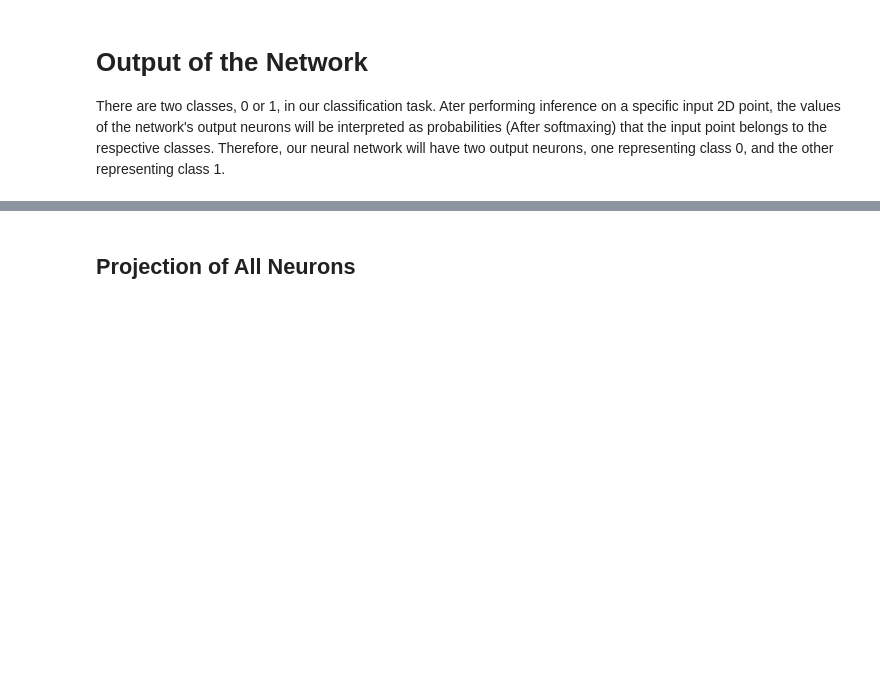
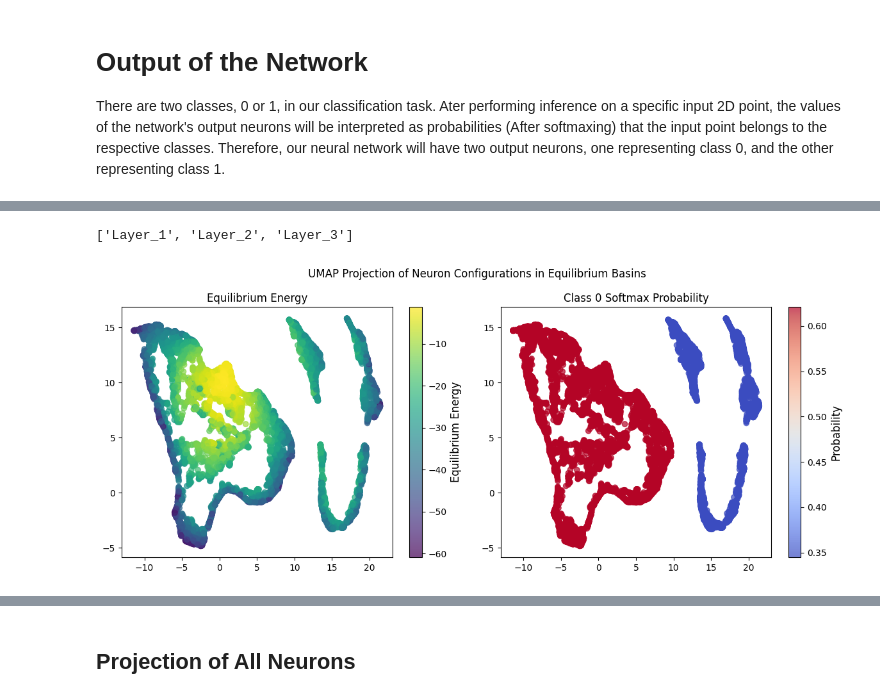
Before and after one commit to hhaller0826/energy-based-learning, a Jupyter notebook: demo.ipynb, the cells around one changed output, grey strips where cells are left out. Drawn from its saved outputs; the diff is of its cells as text; code cells hidden in the pictures; blank space fills up the shorter version.

```diff
--- a/demo.ipynb
+++ b/demo.ipynb
@@ -34,8 +62,12 @@ training_loader, test_loader = load_dataloaders(dataset, batch_size, augment_32x
 
 There are two classes, 0 or 1, in our classification task. Ater performing inference on a specific input 2D point, the values of the network's output neurons will be interpreted as probabilities (After softmaxing) that the input point belongs to the respective classes. Therefore, our neural network will have two output neurons, one representing class 0, and the other representing class 1.
 # %%
+custom_build = True
+
 num_hidden_layers = 1
 num_neurons = 64
+
+
 
 model = 'dhn-'+str(num_hidden_layers)+'h_twomoons'
 
@@ -43,4 +75,10 @@ layer_shapes = []
 layer_shapes.append((3,))
 for i in range(num_hidden_layers):
     layer_shapes.append((num_neurons,))
+
+if custom_build:
+    layer_shapes.append((3,))
+
 layer_shapes.append((2,))
+
+print(layer_shapes)
@@ -52,8 +92,13 @@ num_epochs = 25
 # %%
 weight_init_dist = 'xavier_uniform'
-weight_gains = [1.0] * (num_hidden_layers+1)
-learning_rates_weights = list(np.linspace(0.2, 0.01, num_hidden_layers+1))
-learning_rates_biases = list(np.linspace(0.2, 0.01, num_hidden_layers+1))
+if custom_build:
+    weight_gains = [1.0] * (num_hidden_layers+2)
+    learning_rates_weights = list(np.linspace(0.2, 0.01, num_hidden_layers+2))
+    learning_rates_biases = list(np.linspace(0.2, 0.01, num_hidden_layers+2))
+else:
+    weight_gains = [1.0] * (num_hidden_layers+1)
+    learning_rates_weights = list(np.linspace(0.2, 0.01, num_hidden_layers+1))
+    learning_rates_biases = list(np.linspace(0.2, 0.01, num_hidden_layers+1))
 # %%
 energy_fn = DeepHopfieldEnergy(layer_shapes, weight_gains, weight_init_dist)
 if torch.cuda.is_available(): device = "cuda"
@@ -162,6 +238,8 @@ for layer in hidden_layer_names:
 
 eq_energies = torch.cat(eq_energies, dim=0).numpy()
 all_data = torch.cat(all_data, dim=0).numpy()
+# %% [output]
+['Layer_1', 'Layer_2', 'Layer_3']
 # %%
 logit_out = eq_neuron_dict[hidden_layer_names[-1]]
 exp_arr = np.exp(logit_out - np.max(logit_out, axis=1, keepdims=True))
@@ -174,19 +252,21 @@ umap1 = umap_model1.fit_transform(eq_neuron_dict[layer])
 # %%
 fig, axes = plt.subplots(1, 2, figsize=(12, 5))
 
-sc1 = axes[0].scatter(umap1[:, 0], umap1[:, 1], c=eq_energies, cmap='viridis', alpha=0.7)
+sc1 = axes[0].scatter(umap1[:, 0], umap1[:, 1], c=eq_energies[:], cmap='viridis', alpha=0.7)
 cbar1 = fig.colorbar(sc1, ax=axes[0])
 cbar1.set_label("Equilibrium Energy", fontsize=12)
 axes[0].set_title('Equilibrium Energy')
 
 sc2 = axes[1].scatter(umap1[:, 0], umap1[:, 1], c=softmax_probs[:,0], cmap='coolwarm', alpha=0.7)
 cbar2 = fig.colorbar(sc2, ax=axes[1])
-cbar2.set_label("Activation Levels", fontsize=12)
+cbar2.set_label("Probability", fontsize=12)
 axes[1].set_title('Class 0 Softmax Probability')
 
 plt.suptitle('UMAP Projection of Neuron Configurations in Equilibrium Basins')
 plt.tight_layout()
 plt.show()
+# %% [output]
+[figure, added]
 # %%
 sc3 = plt.scatter(all_data[:, 0], all_data[:, 1], c=eq_energies, cmap='coolwarm', alpha=0.7)
 cbar3 = plt.colorbar(sc3)
```
Also changed, not shown: parts of 10 cells of this notebook, 4 other files.
